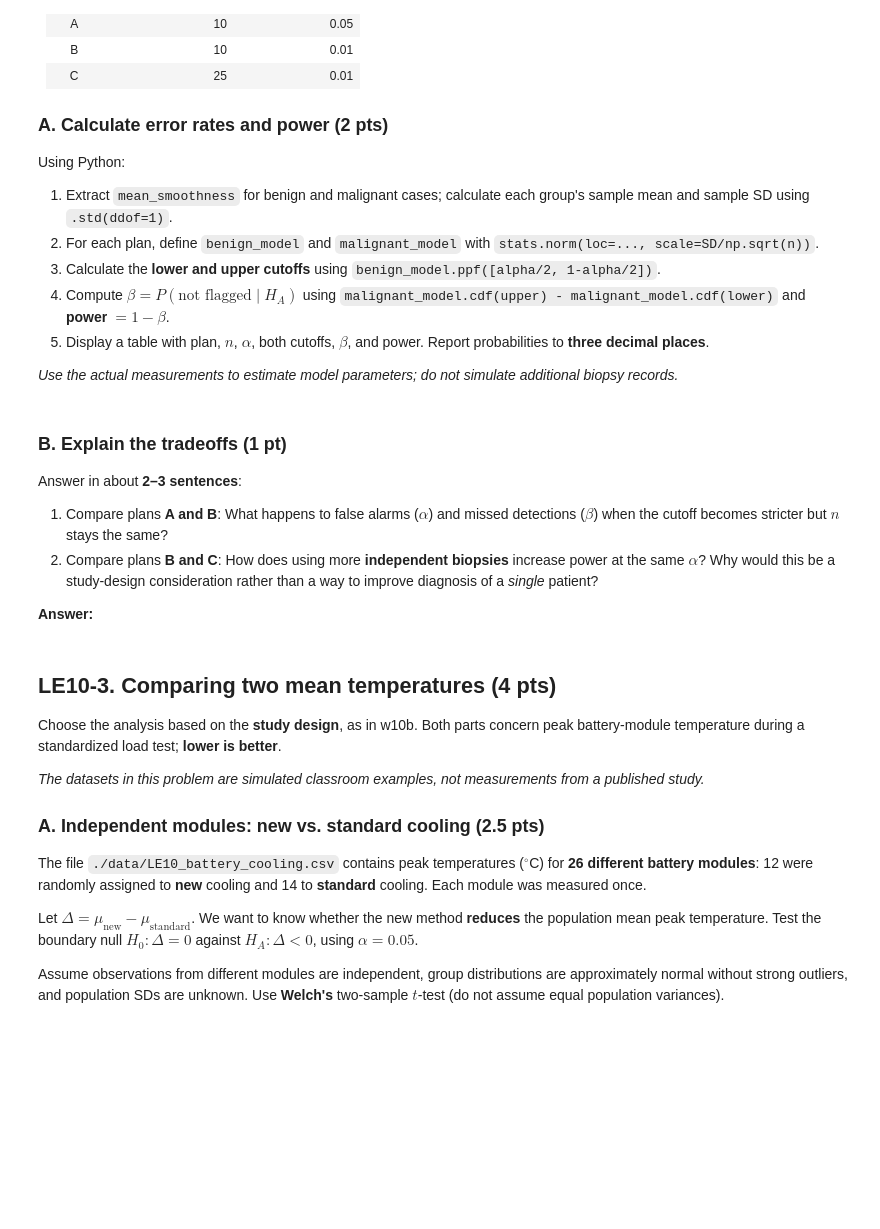
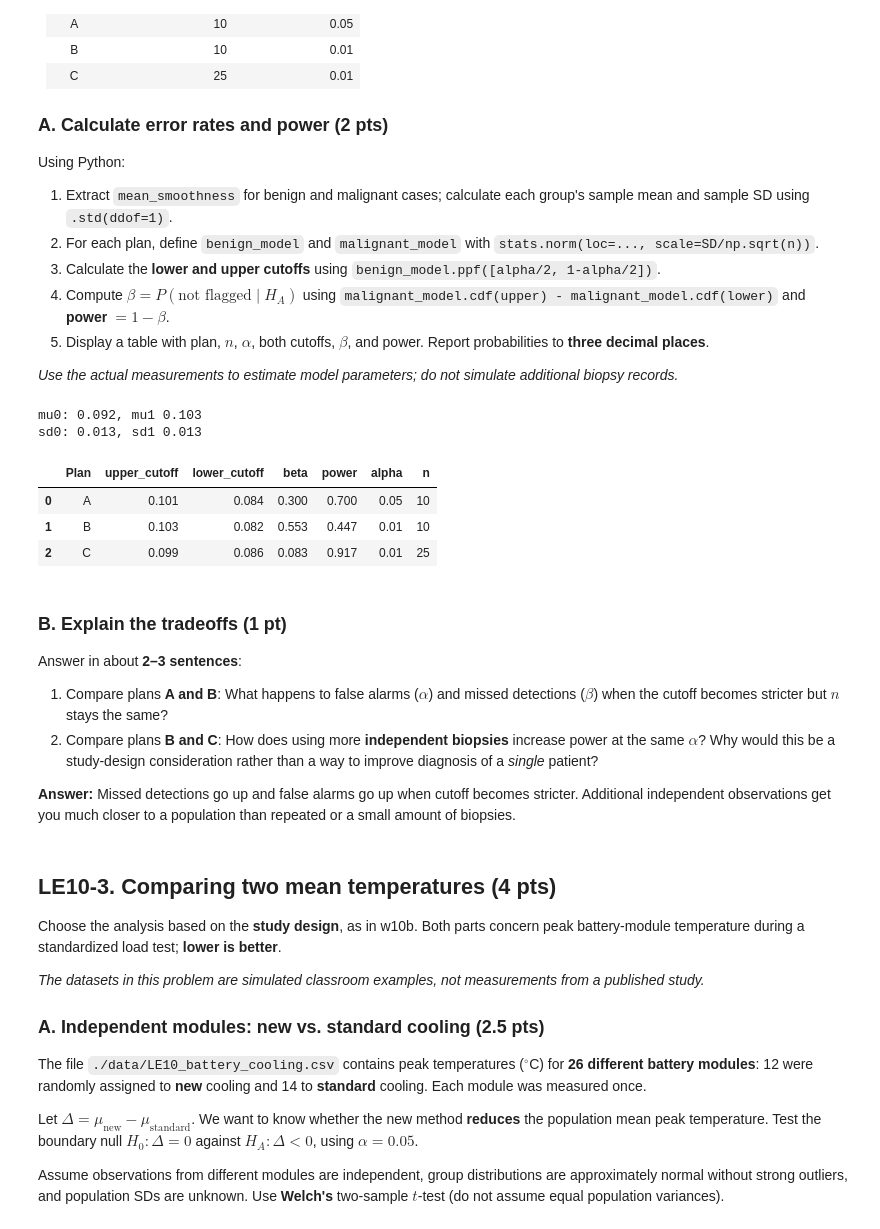
Before and after one commit to DanElkoni/26f-engr1451-2451, a Jupyter notebook: 1-assignments/LE10/LE10.ipynb, the cells around one changed output. Saved outputs shown, nothing was run; the diff lists cells and outputs as text; code cells hidden in the pictures; blank space fills up the shorter version.

```diff
--- a/1-assignments/LE10/LE10.ipynb
+++ b/1-assignments/LE10/LE10.ipynb
@@ -115,25 +177,49 @@ Using Python:
 # %%
 # Use the dataset loaded in LE10-1.
 benign = cases.loc[cases["diagnosis"] == "benign", "mean_smoothness"]
 malignant = cases.loc[cases["diagnosis"] == "malignant", "mean_smoothness"]
+pd.set_option("display.precision", 3)
 
 # Calculate mu0, sd0 (benign), and mu1, sd1 (malignant) from the CSV.
 # Print both pairs of estimates.
+
+m0, m1 = benign.mean(), malignant.mean()
+sd0, sd1 = benign.std(ddof=1), malignant.std(ddof=1)
+
+print(f"mu0: {m0:.3f}, mu1 {m1:.3f}")
+print(f"sd0: {sd0:.3f}, sd1 {sd1:.3f}")
 
 plans = pd.DataFrame({
     "plan": ["A", "B", "C"],
     "n": [10, 10, 25],
     "alpha": [0.05, 0.01, 0.01],
 })
 
-# For each plan:
-#   - Define benign_model and malignant_model using stats.norm(...).
-#   - Calculate cutoffs using benign_model.ppf(...).
-#   - Calculate beta using malignant_model.cdf(...).
-#   - Calculate power = 1 - beta.
-# Display a labeled results table.
+rows = []
+
+for i in range(0,3):
+    plan = plans["plan"][i]
+    n = plans["n"][i]
+    alpha = plans["alpha"][i]
+    benign_model = stats.norm(loc=m0, scale=sd0/np.sqrt(n))
+    malignant_model = stats.norm(loc=m1, scale=sd1/np.sqrt(n))
+    lower, upper = benign_model.ppf([alpha/2, 1-alpha/2])
+    beta = malignant_model.cdf(upper) - malignant_model.cdf(lower)
+    power = 1 - beta
+    rows.append({"Plan": plan, "upper_cutoff": upper, "lower_cutoff": lower, "beta": beta, "power": power, "alpha": alpha, "n": n})
+
+summary = pd.DataFrame(rows)
+
+display(summary)
 
 # Your code here
+# %% [output]
+mu0: 0.092, mu1 0.103
+sd0: 0.013, sd1 0.013
+|  | Plan | upper_cutoff | lower_cutoff | beta | power | alpha | n |
+| 0 | A | 0.101 | 0.084 | 0.300 | 0.700 | 0.05 | 10 |
+| 1 | B | 0.103 | 0.082 | 0.553 | 0.447 | 0.01 | 10 |
+| 2 | C | 0.099 | 0.086 | 0.083 | 0.917 | 0.01 | 25 |
 # %% [markdown]
 ### B. Explain the tradeoffs (1 pt)
 
@@ -143,6 +229,7 @@ Answer in about **2–3 sentences**:
 2. Compare plans **B and C**: How does using more **independent biopsies** increase power at the same $\alpha$? Why would this be a study-design consideration rather than a way to improve diagnosis of a *single* patient?
 
 **Answer:**
+Missed detections go up and false alarms go up when cutoff becomes stricter. Additional independent observations get you much closer to a population than repeated or a small amount of biopsies.
 # %% [markdown]
 ## LE10-3. Comparing two mean temperatures (4 pts)
 
```
Also changed, not shown: parts of 7 cells of this notebook.
